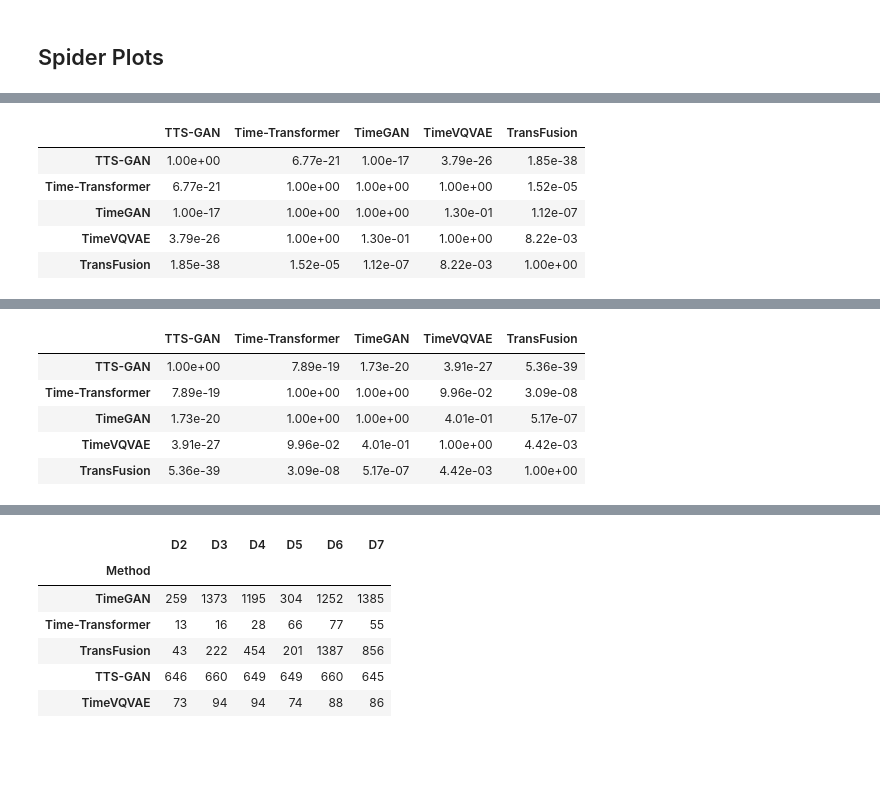
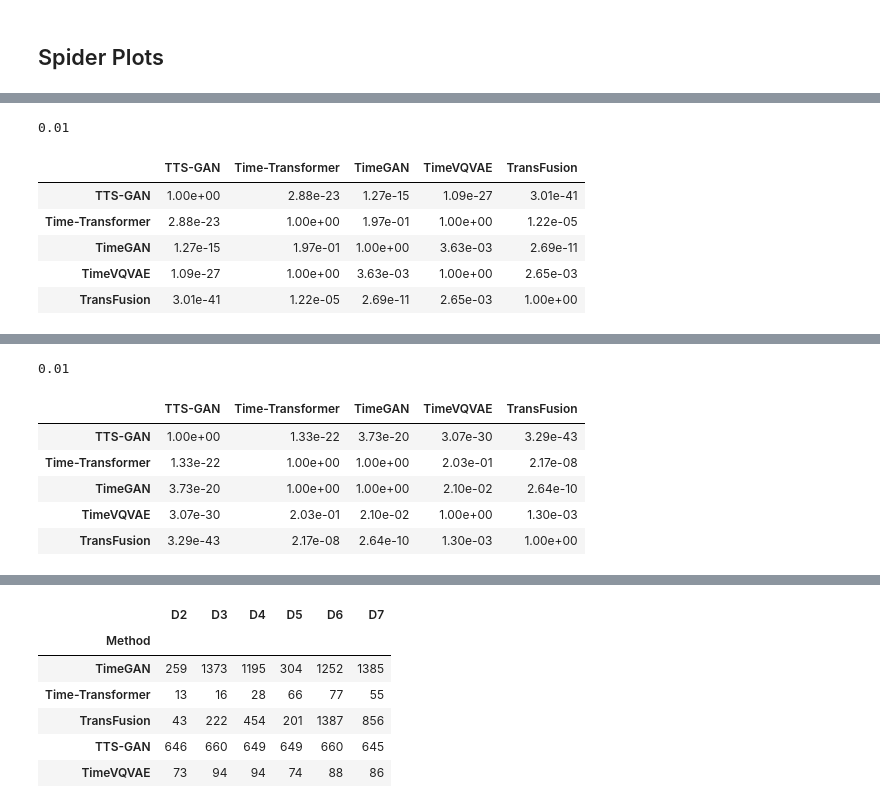
Before and after one commit to istvan-derda/Istvans-TSGBench, a Jupyter notebook: visualizations/visualize_numeric_results.ipynb, the cells around one changed output, grey strips where cells are left out. Drawn from its saved outputs; the diff is of its cells as text; code cells hidden in the pictures; blank space fills up the shorter version.

```diff
--- a/visualizations/visualize_numeric_results.ipynb
+++ b/visualizations/visualize_numeric_results.ipynb
@@ -177,26 +254,13 @@ plot_average_rankings(df_no_copy, "All Measures", [-1, 1, -1, -1, 1])
 # %% [output]
 [interactive output not drawn]
 # %%
-import scikit_posthocs as sp
-
-def conover_test(df):
-    df = df.unstack(level=1).rank().T.reset_index().melt(id_vars=['level_0', 'Dataset'], var_name='Method', value_name='Rank')
-    posthoc = sp.posthoc_conover(df, group_col='Method', val_col='Rank', p_adjust='bonferroni')
-
-    p_threshold = 0.5 / len(posthoc.columns)
-
-    def highlight_below_threshold(val):
-        color = 'background-color: turquoise' if val < p_threshold else ''
-        return color
-
-    return posthoc.style.applymap(highlight_below_threshold).format("{:.2e}")
-
-conover_test(df_no_copy)
+pretty_conover(df_no_copy)
 # %% [output]
+0.01
 |  | TTS-GAN | Time-Transformer | TimeGAN | TimeVQVAE | TransFusion |
-| TTS-GAN | 1.00e+00 | 6.77e-21 | 1.00e-17 | 3.79e-26 | 1.85e-38 |
-| Time-Transformer | 6.77e-21 | 1.00e+00 | 1.00e+00 | 1.00e+00 | 1.52e-05 |
-| TimeGAN | 1.00e-17 | 1.00e+00 | 1.00e+00 | 1.30e-01 | 1.12e-07 |
-| TimeVQVAE | 3.79e-26 | 1.00e+00 | 1.30e-01 | 1.00e+00 | 8.22e-03 |
-| TransFusion | 1.85e-38 | 1.52e-05 | 1.12e-07 | 8.22e-03 | 1.00e+00 |
+| TTS-GAN | 1.00e+00 | 2.88e-23 | 1.27e-15 | 1.09e-27 | 3.01e-41 |
+| Time-Transformer | 2.88e-23 | 1.00e+00 | 1.97e-01 | 1.00e+00 | 1.22e-05 |
+| TimeGAN | 1.27e-15 | 1.97e-01 | 1.00e+00 | 3.63e-03 | 2.69e-11 |
+| TimeVQVAE | 1.09e-27 | 1.00e+00 | 3.63e-03 | 1.00e+00 | 2.65e-03 |
+| TransFusion | 3.01e-41 | 1.22e-05 | 2.69e-11 | 2.65e-03 | 1.00e+00 |
 # %%
@@ -204,11 +269,12 @@ plot_average_rankings(df_all.drop(index="JustCopy", level="Method").drop(columns
 # %% [output]
 [interactive output not drawn]
 # %%
-conover_test(df_no_copy.drop(columns=["PS", "Time"]))
+pretty_conover(df_no_copy.drop(columns=["PS", "Time"]))
 # %% [output]
+0.01
 |  | TTS-GAN | Time-Transformer | TimeGAN | TimeVQVAE | TransFusion |
-| TTS-GAN | 1.00e+00 | 7.89e-19 | 1.73e-20 | 3.91e-27 | 5.36e-39 |
-| Time-Transformer | 7.89e-19 | 1.00e+00 | 1.00e+00 | 9.96e-02 | 3.09e-08 |
-| TimeGAN | 1.73e-20 | 1.00e+00 | 1.00e+00 | 4.01e-01 | 5.17e-07 |
-| TimeVQVAE | 3.91e-27 | 9.96e-02 | 4.01e-01 | 1.00e+00 | 4.42e-03 |
-| TransFusion | 5.36e-39 | 3.09e-08 | 5.17e-07 | 4.42e-03 | 1.00e+00 |
+| TTS-GAN | 1.00e+00 | 1.33e-22 | 3.73e-20 | 3.07e-30 | 3.29e-43 |
+| Time-Transformer | 1.33e-22 | 1.00e+00 | 1.00e+00 | 2.03e-01 | 2.17e-08 |
+| TimeGAN | 3.73e-20 | 1.00e+00 | 1.00e+00 | 2.10e-02 | 2.64e-10 |
+| TimeVQVAE | 3.07e-30 | 2.03e-01 | 2.10e-02 | 1.00e+00 | 1.30e-03 |
+| TransFusion | 3.29e-43 | 2.17e-08 | 2.64e-10 | 1.30e-03 | 1.00e+00 |
```
Also changed, not shown: parts of 17 cells of this notebook, 14 other files.
